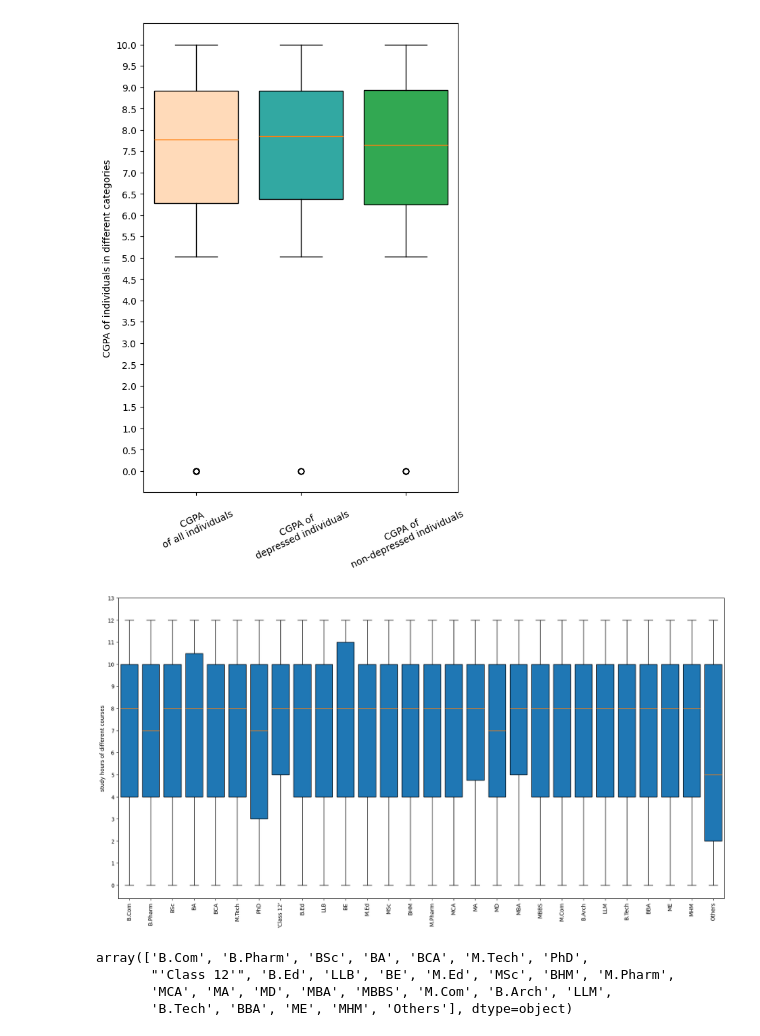
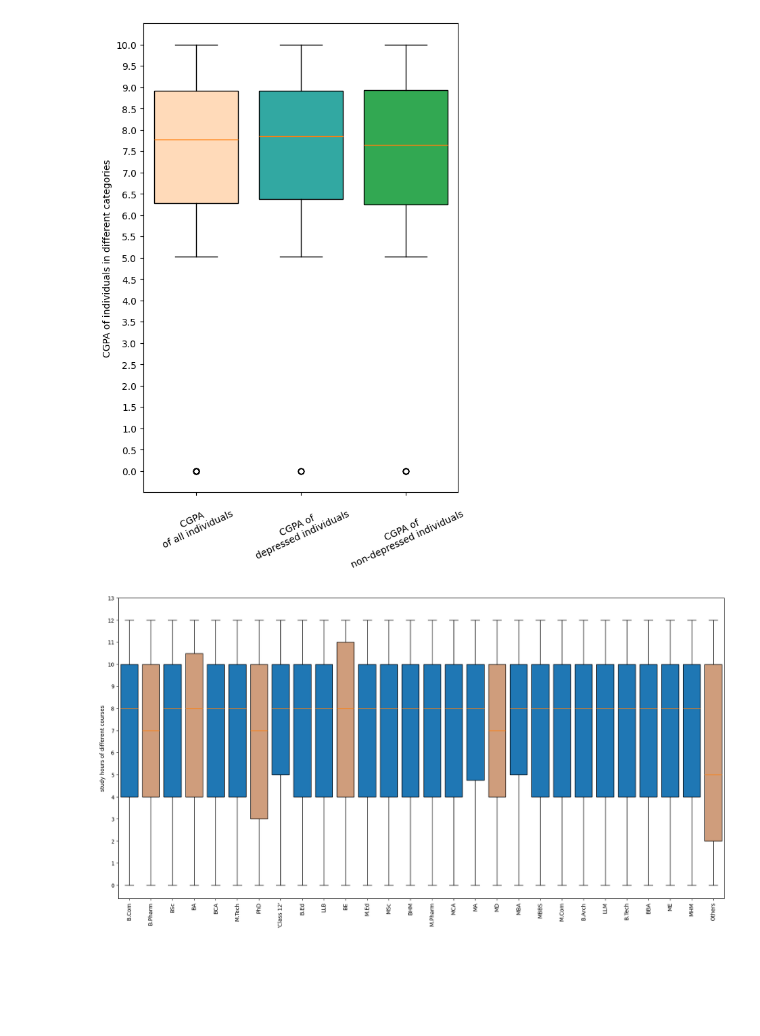
Before and after one commit to gagankumar2488/student_depression_data_analysis, a Jupyter notebook: analysis/analysis_process.ipynb, the cells around one changed output. Cells and saved outputs as stored; diff of their text form; code cells hidden in the pictures; blank space fills up the shorter version.

```diff
--- a/analysis/analysis_process.ipynb
+++ b/analysis/analysis_process.ipynb
@@ -193,36 +196,25 @@ plt.show()
 # %% [output]
 [figure]
 # %%
+fig, axes = plt.subplots(nrows=1,ncols=1,figsize=(20, 10))
 labels = df['Degree'].unique()
-colors = ['peachpuff', '#32a8a2', '#32a852']
-
-fig, axes = plt.subplots(nrows=1,ncols=1,figsize=(20, 10))
-axes.set_ylabel('study hours of different courses')
-
 collection = []
 for x in df['Degree'].unique() :
     collection.append(df[df['Degree']==x]['Work/Study Hours'])
 
 bplot = axes.boxplot(collection, widths=0.80,
                    patch_artist=True,
                    tick_labels=labels)
 
-# for patch, color in zip(bplot['boxes'], colors):
-#     patch.set_facecolor(color)
+to_highlight = [1,3,6,10,17,27]
+for x in to_highlight:
+    bplot['boxes'][x].set_facecolor('#cf9d7c')
+
 axes.tick_params(axis='x', labelrotation=90)
+axes.set_ylabel('study hours of different courses')
 axes.set_yticks(np.arange(0,14,1))
 axes.set_yticklabels(np.arange(0,14,1))
 
 plt.show()
 # %% [output]
-[figure, old version]
+[figure, new version]
-# %%
-# collection = []
-# for x in df['Degree'].unique() :
-#     collection.append(df[df['Degree']==x]['Work/Study Hours'])
-df['Degree'].unique()
-# %% [output]
-array(['B.Com', 'B.Pharm', 'BSc', 'BA', 'BCA', 'M.Tech', 'PhD',
-       "'Class 12'", 'B.Ed', 'LLB', 'BE', 'M.Ed', 'MSc', 'BHM', 'M.Pharm',
-       'MCA', 'MA', 'MD', 'MBA', 'MBBS', 'M.Com', 'B.Arch', 'LLM',
-       'B.Tech', 'BBA', 'ME', 'MHM', 'Others'], dtype=object)
```
Also changed, not shown: parts of 4 cells of this notebook.
